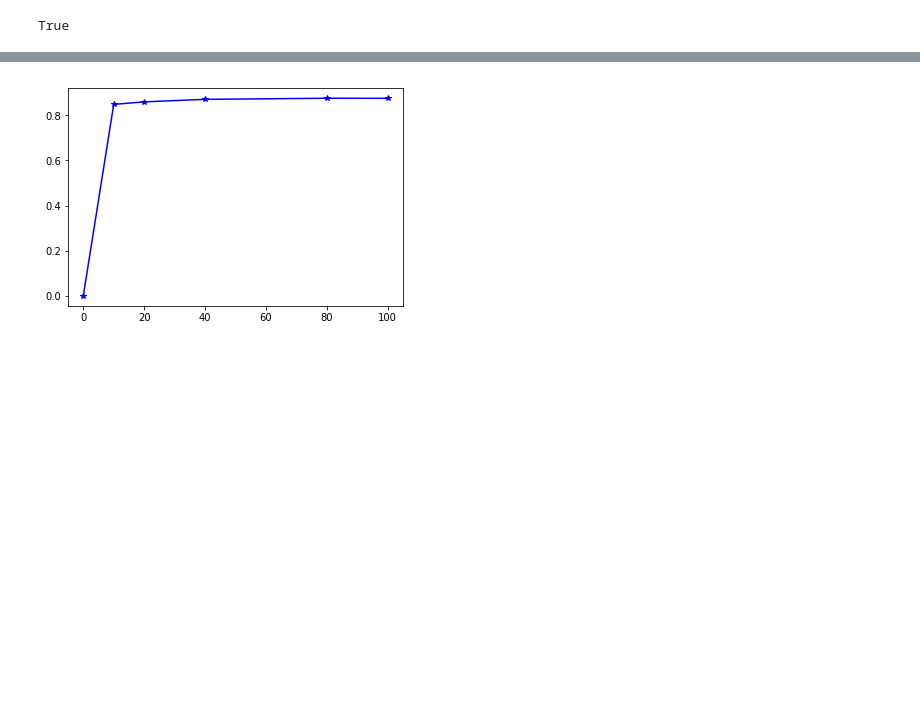
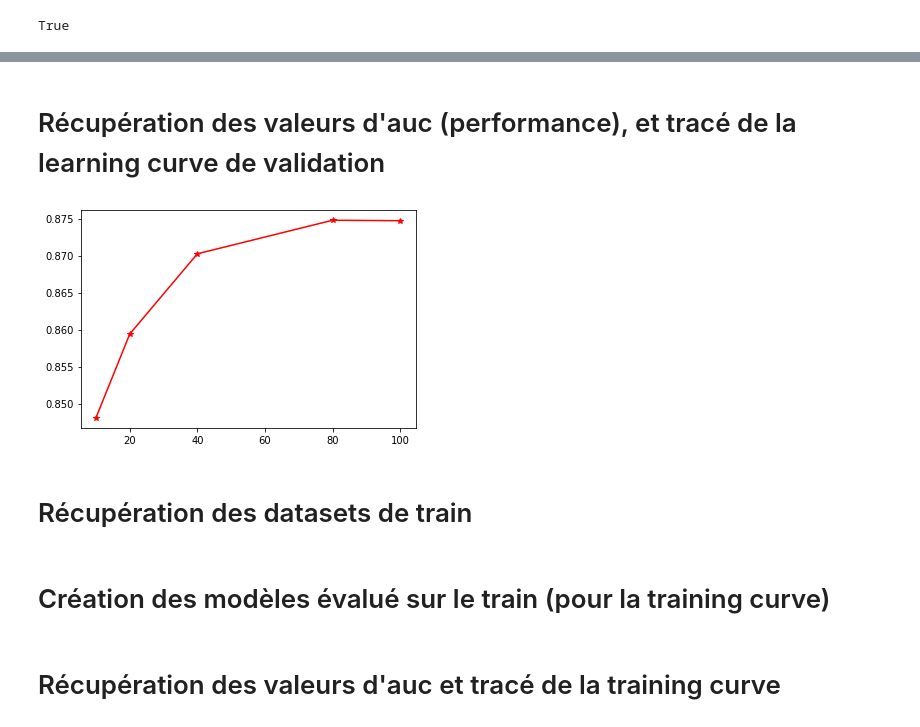
Before and after one commit to Simplon-IA-Bdx-1/give-me-some-credit-laurent-33, a Jupyter notebook: 191103 GiveMeCredit - learning curves.ipynb, the cells around one changed output, grey strips where cells are left out. Drawn from its saved outputs; the diff is of its cells as text; code cells hidden in the pictures; blank space fills up the shorter version.

```diff
--- a/191103 GiveMeCredit - learning curves.ipynb
+++ b/191103 GiveMeCredit - learning curves.ipynb
@@ -92,6 +106,8 @@ True
+# %% [markdown]
+# Récupération des valeurs d'auc (performance), et tracé de la learning curve de validation
 # %%
-auc = evaluation['object']['result']['model']['per_class_statistics'][0]['area_under_roc_curve']
-auc10 = evaluation10['object']['result']['model']['per_class_statistics'][0]['area_under_roc_curve']
-auc20 = evaluation20['object']['result']['model']['per_class_statistics'][0]['area_under_roc_curve']
-auc40 = evaluation40['object']['result']['model']['per_class_statistics'][0]['area_under_roc_curve']
-auc80 = evaluation80['object']['result']['model']['per_class_statistics'][0]['area_under_roc_curve']
+auc = evaluation['object']['result']['model']['per_class_statistics'][1]['area_under_roc_curve']
+auc10 = evaluation10['object']['result']['model']['per_class_statistics'][1]['area_under_roc_curve']
+auc20 = evaluation20['object']['result']['model']['per_class_statistics'][1]['area_under_roc_curve']
+auc40 = evaluation40['object']['result']['model']['per_class_statistics'][1]['area_under_roc_curve']
+auc80 = evaluation80['object']['result']['model']['per_class_statistics'][1]['area_under_roc_curve']
@@ -98,4 +120,6 @@ auc80 = evaluation80['object']['result']['model']['per_class_statistics'][0]['ar
 # %%
-plt.plot([0, 10, 20, 40, 80, 100], [0, auc10, auc20, auc40, auc80, auc], 'b*-');
+plt.plot([10, 20, 40, 80, 100], [auc10, auc20, auc40, auc80, auc], 'r*-');
 # %% [output]
-[figure, old version]
+[figure, new version]
+# %% [markdown]
+# Récupération des datasets de train
@@ -101,0 +132,2 @@ plt.plot([0, 10, 20, 40, 80, 100], [0, auc10, auc20, auc40, auc80, auc], 'b*-');
+# %% [markdown]
+# Création des modèles évalué sur le train (pour la training curve)
@@ -101,0 +145,2 @@ plt.plot([0, 10, 20, 40, 80, 100], [0, auc10, auc20, auc40, auc80, auc], 'b*-');
+# %% [markdown]
+# Récupération des valeurs d'auc et tracé de la training curve
```
Also changed, not shown: parts of 18 cells of this notebook, 6 other files.
